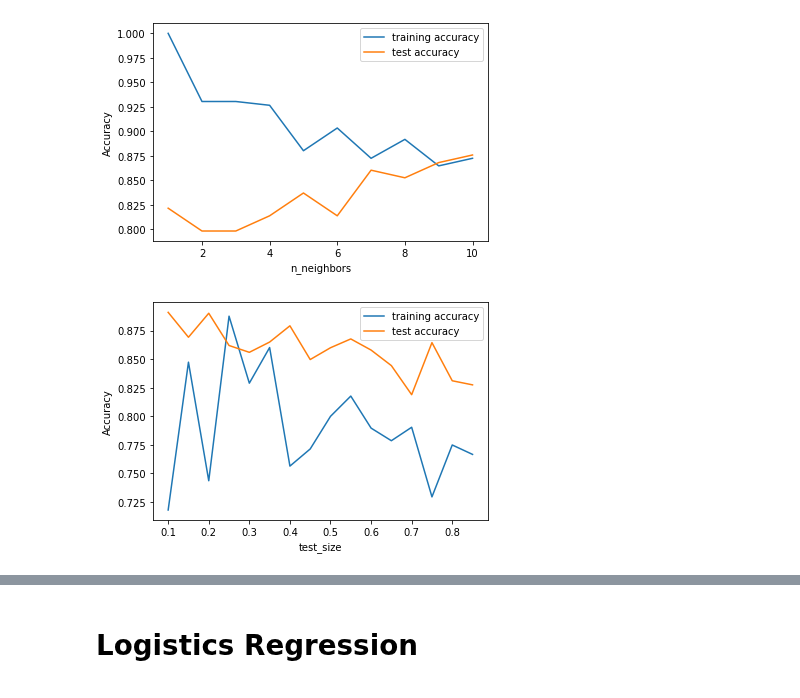
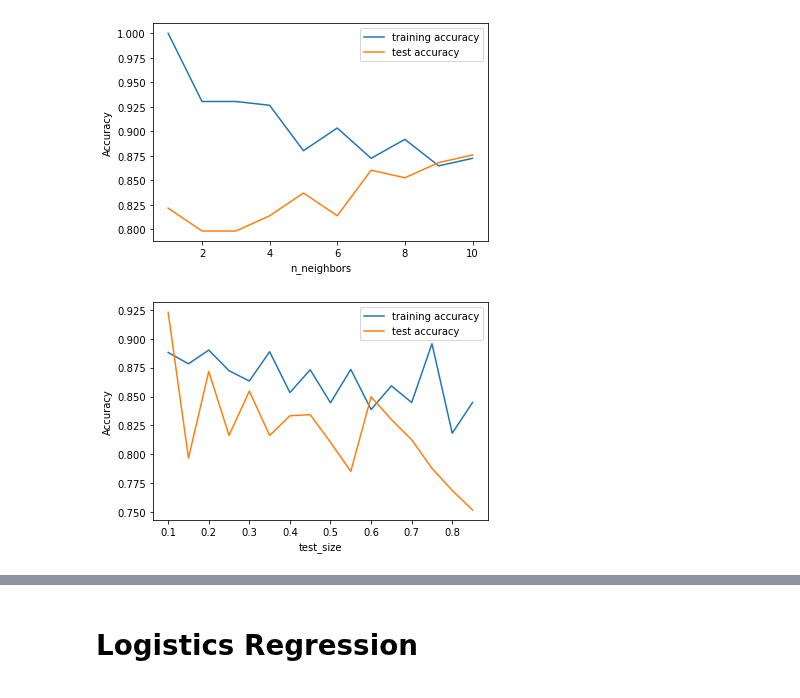
Before and after one commit to nikshingadiya/jupyter, a Jupyter notebook: Machine Learning/Knn/consumers_buy_or_not.ipynb, the cells around one changed output, grey strips where cells are left out. Saved outputs shown, nothing was run; the diff lists cells and outputs as text; code cells hidden in the pictures.

```diff
--- a/Machine Learning/Knn/consumers_buy_or_not.ipynb
+++ b/Machine Learning/Knn/consumers_buy_or_not.ipynb
@@ -299,5 +262,0 @@ plt.show()
-# %%
-MF1=basic_f0[:]
-MF1.append('Age')
-MF1.append('Output')
-basic_f0.append('Age')
@@ -359,3 +284,6 @@ y=fd_dlvry['Output']
 # %%
+# train_test_split by sklearn
+X=fd_dlvry[basic_f0]
+y=fd_dlvry['Output']
 X_train, X_test, y_train, y_test = train_test_split(X, y, test_size = 0.33)
 # %%
@@ -409,2 +337,3 @@ plt.show()
 # %%
-X_train,X_test,y_train,y_test=train_test_split(X,y,test_size=0.25)
+#split data
+X_train,X_test,y_train,y_test=train_test_split(X,y,test_size=0.30)
@@ -505,6 +456,0 @@ Maximum wait time 35
-# %%
-l4=basic_f1[:]
-basic_f1.append('Age')
-l4.append('Age')
-l4.append('Output')
-basic_f1
@@ -630,26 +514,26 @@ plt.show()
 # %%
 # appropriate test size find
 plt.figure()
 training_accuracy = []
 test_accuracy = []
 # try n_neighbors from 1 to 10
 test_size= numpy.arange(0.1, 0.9,0.05)
 knn = KNeighborsClassifier(n_neighbors = 5)
 for i in test_size:
 
         X_train, X_test, y_train, y_test = train_test_split(X, y, test_size = i)
         knn.fit(X_train, y_train)
-        training_accuracy.append(knn.score(X_test, y_test))
-        test_accuracy.append(knn.score(X_train, y_train))
+        training_accuracy.append(knn.score(X_train,y_train))
+        test_accuracy.append(knn.score(X_test,y_test))
 
 
 
 plt.plot(test_size,training_accuracy,label="training accuracy")
 plt.plot(test_size,test_accuracy,label="test accuracy")
 plt.ylabel("Accuracy")
 plt.xlabel("test_size")
 plt.legend()
 
 plt.show()
 # %% [output]
-[figure, old version]
+[figure, new version]
```
Also changed, not shown: parts of 88 cells of this notebook, 2 other files.
